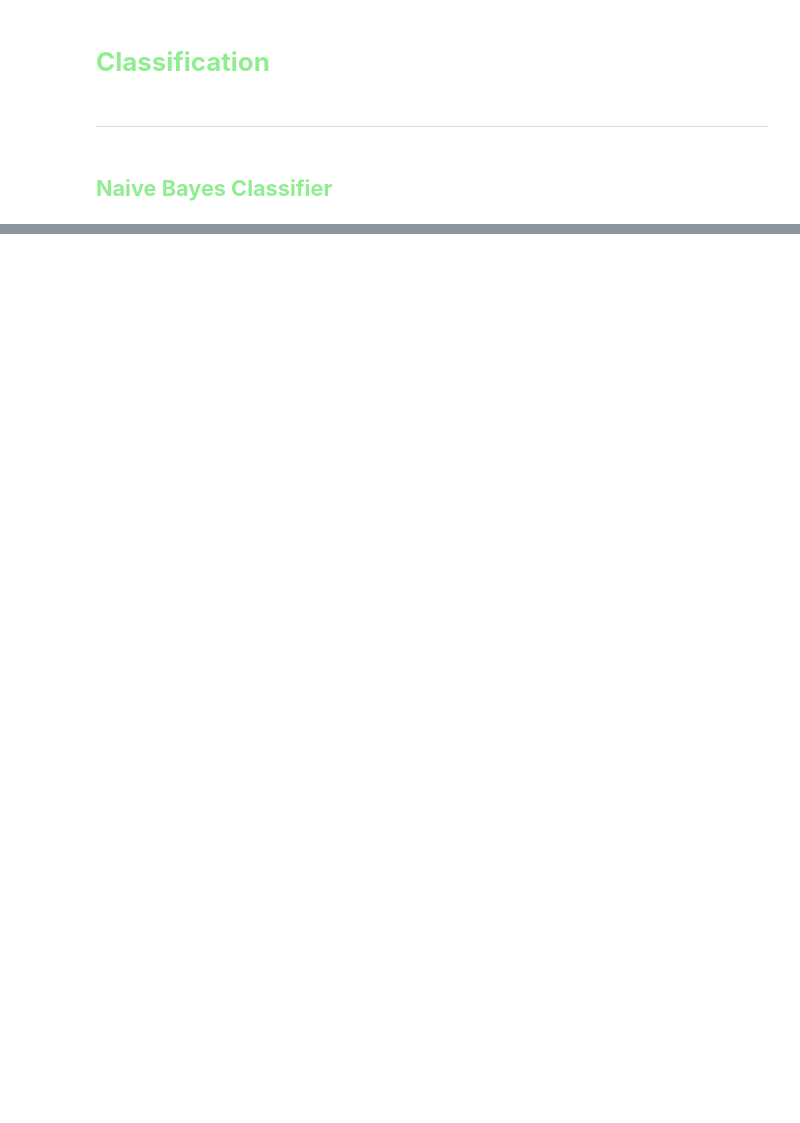
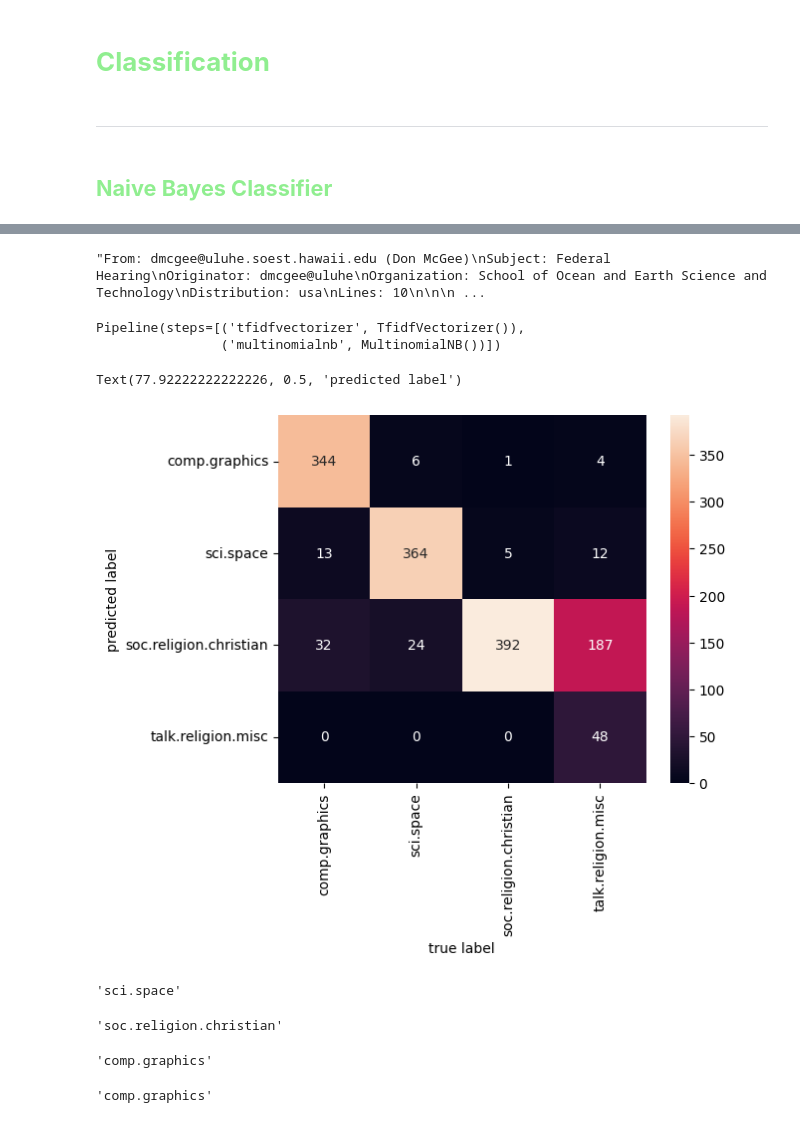
Before and after one commit to sahilkhan-7/Machine-Learning-basic-to-advance, a Jupyter notebook: Classification/naive_bayes.ipynb, the cells around one changed output, grey strips where cells are left out. Saved outputs shown, nothing was run; the diff lists cells and outputs as text; code cells hidden in the pictures; blank space fills up the shorter version.

```diff
--- a/Classification/naive_bayes.ipynb
+++ b/Classification/naive_bayes.ipynb
@@ -37,0 +89,8 @@ plt.scatter(X[:, 0], X[:, 1], c=y, s=50, cmap='RdBu')
+# %%
+categories = ['talk.religion.misc', 'soc.religion.christian', 'sci.space', 'comp.graphics']
+train = fetch_20newsgroups(subset = 'train', categories = categories)
+test = fetch_20newsgroups(subset = 'test', categories = categories)
+# %%
+train.data[5]
+# %% [output]
+"From: dmcgee@uluhe.soest.hawaii.edu (Don McGee)\nSubject: Federal Hearing\nOriginator: dmcgee@uluhe\nOrganization: School of Ocean and Earth Science and Technology\nDistribution: usa\nLines: 10\n\n\n ...
@@ -37,0 +101,17 @@ plt.scatter(X[:, 0], X[:, 1], c=y, s=50, cmap='RdBu')
+# %%
+model = make_pipeline(TfidfVectorizer(), MultinomialNB())
+model.fit(train.data, train.target)
+# %% [output]
+Pipeline(steps=[('tfidfvectorizer', TfidfVectorizer()),
+                ('multinomialnb', MultinomialNB())])
+# %%
+labels = model.predict(test.data)
+# %%
+from sklearn.metrics import confusion_matrix
+mat = confusion_matrix(test.target, labels)
+sns.heatmap(mat.T, square = True, annot=True, fmt='d', cbar=True, xticklabels=train.target_names, yticklabels=train.target_names)
+plt.xlabel('true label')
+plt.ylabel('predicted label')
+# %% [output]
+Text(77.92222222222226, 0.5, 'predicted label')
+[figure, added]
@@ -37,0 +122,18 @@ plt.scatter(X[:, 0], X[:, 1], c=y, s=50, cmap='RdBu')
+# %%
+predict_category('sending a payload to the ISS')
+# %% [output]
+'sci.space'
+# %%
+predict_category('islam is the only true religion')
+# %% [output]
+'soc.religion.christian'
+# %%
+predict_category('machine learning is a subset of data science')
+# %% [output]
+'comp.graphics'
+# %%
+predict_category(
+    'OpenGL on the GPU is fast'
+)
+# %% [output]
+'comp.graphics'
```
Also changed, not shown: parts of 10 cells of this notebook.
